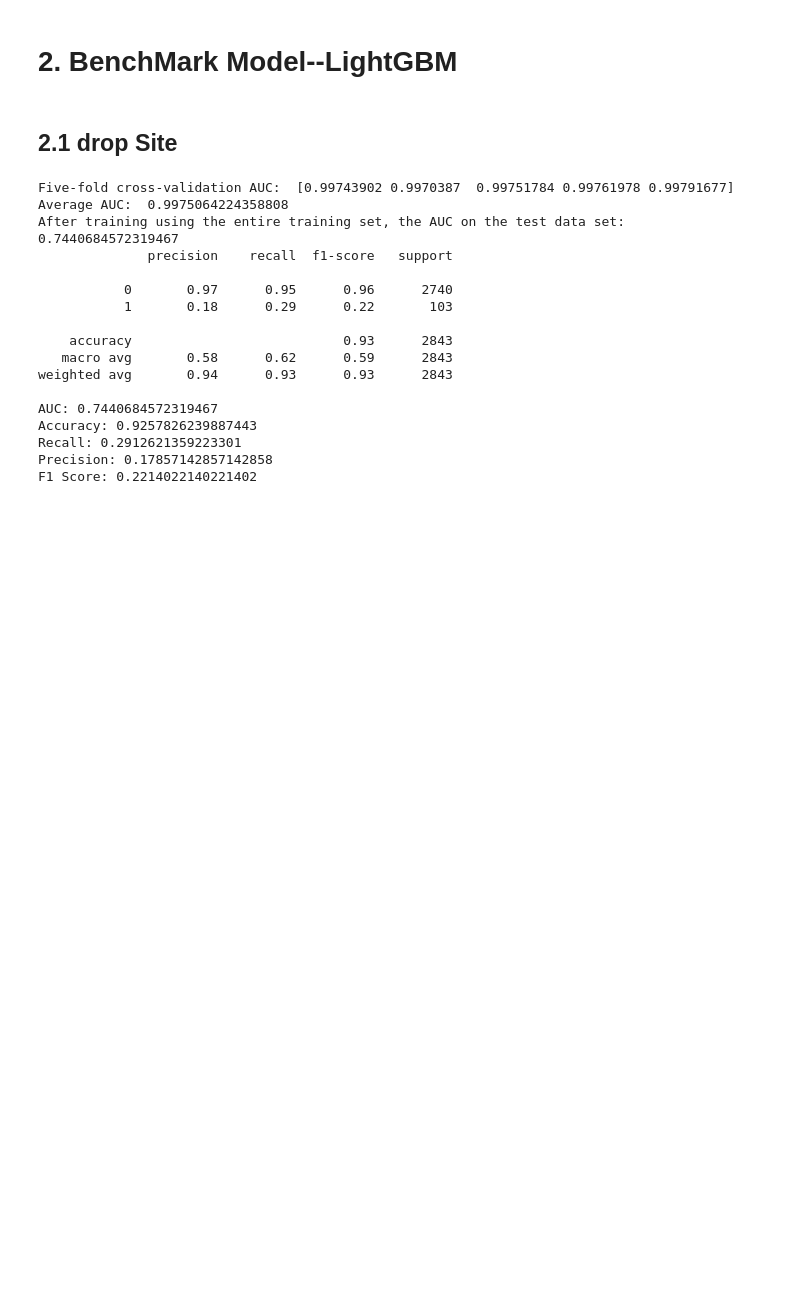
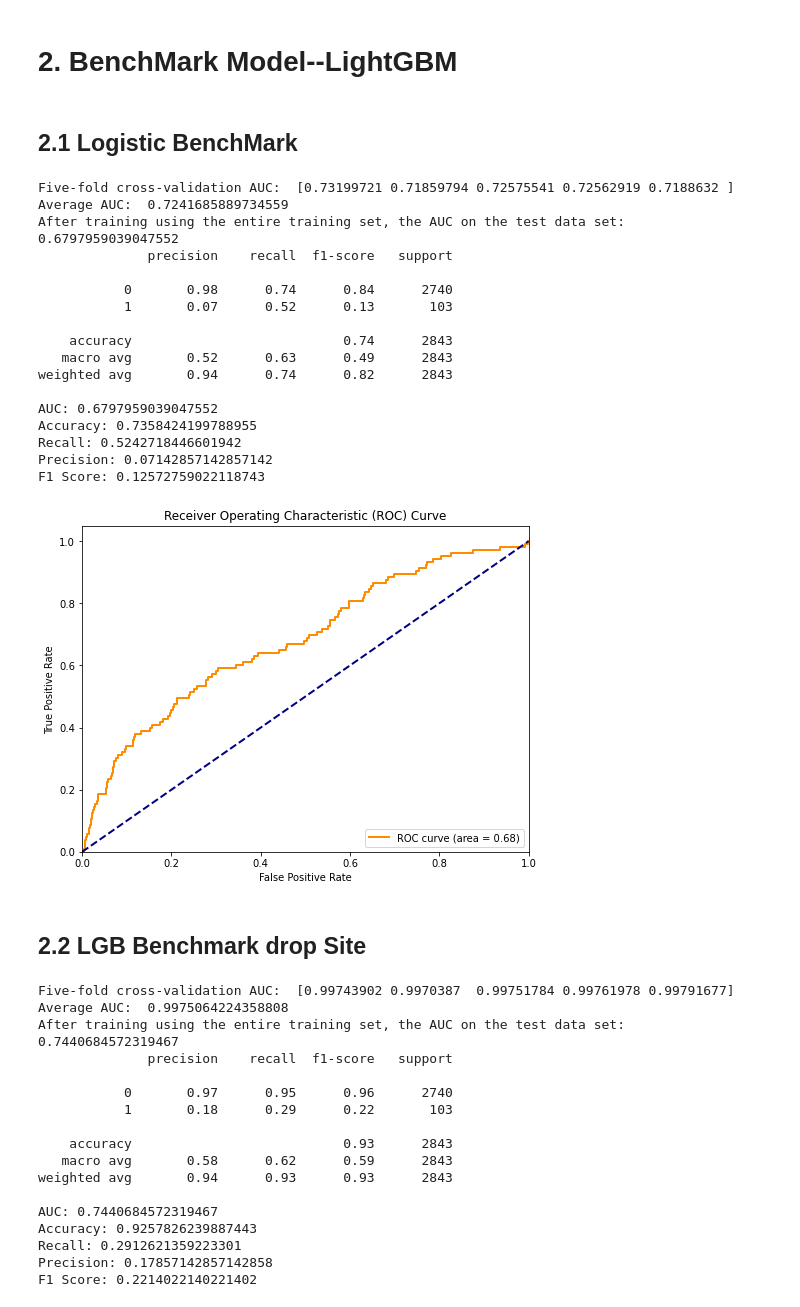
Before and after one commit to YHY-10/CreditDefault-Prediction, a Jupyter notebook: Final_project.ipynb, the cells around one changed output. Saved outputs shown, nothing was run; the diff lists cells and outputs as text; code cells hidden in the pictures; blank space fills up the shorter version.

```diff
--- a/Final_project.ipynb
+++ b/Final_project.ipynb
@@ -316,6 +316,8 @@ def evaluate_predictions(y_true, y_pred, prosibilities):
 
     # 返回指标
     return auc_score, accuracy, recall, precision, f1
+# %% [markdown]
+## 2.1 Logistic BenchMark
 # %%
 import lightgbm as lgb
 from sklearn.model_selection import cross_val_score, KFold
@@ -349,8 +352,39 @@ def bench_mark(pipe_lgb, X_train, y_train, X_test, y_test):
     print(report)
     evaluate_predictions(y_test, final_test_predictions, probabilities)
     draw_roc(y_test, probabilities)
+# %%
+from sklearn.linear_model import LogisticRegression
+
+# 使用逻辑回归模型
+lr = LogisticRegression(penalty='l2', C=1, solver='liblinear',
+                            multi_class='ovr', random_state=0)
+
+# 使用管道包装逻辑回归模型
+pipe_lr = Pipeline([('scaler', StandardScaler()), ('lr', lr)])
+
+# 调用 benchmark 函数
+bench_mark(pipe_lr, X_train[:, 1:], y_train, X_test[:, 1:], y_test)
+# %% [output]
+Five-fold cross-validation AUC:  [0.73199721 0.71859794 0.72575541 0.72562919 0.7188632 ]
+Average AUC:  0.7241685889734559
+After training using the entire training set, the AUC on the test data set:  0.6797959039047552
+              precision    recall  f1-score   support
+
+           0       0.98      0.74      0.84      2740
+           1       0.07      0.52      0.13       103
+
+    accuracy                           0.74      2843
+   macro avg       0.52      0.63      0.49      2843
+weighted avg       0.94      0.74      0.82      2843
+
+AUC: 0.6797959039047552
+Accuracy: 0.7358424199788955
+Recall: 0.5242718446601942
+Precision: 0.07142857142857142
+F1 Score: 0.12572759022118743
+[figure, added]
 # %% [markdown]
-## 2.1 drop Site
+## 2.2 LGB Benchmark drop Site
 # %%
 # 创建一个 Pipeline
 pipe_lgb = Pipeline([
```
Also changed, not shown: parts of 2 cells of this notebook.
